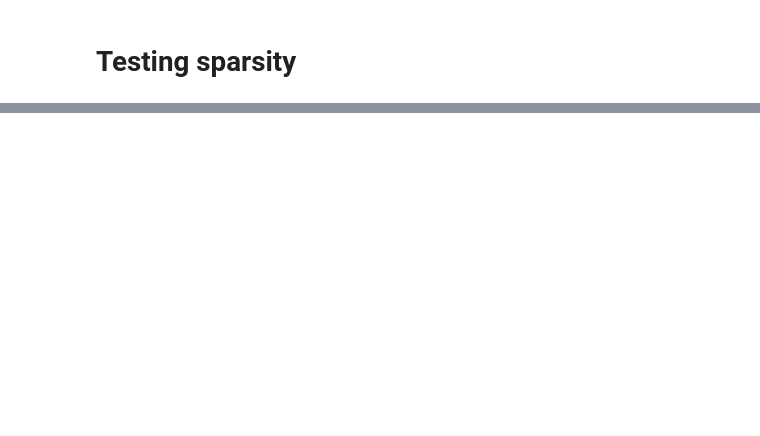
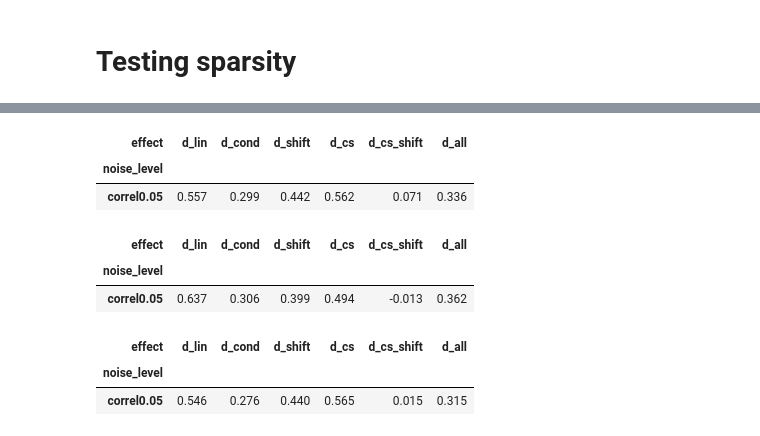
Before and after one commit to cyrilgarcia009/TSNN, a Jupyter notebook: notebooks/figures_for_paper1.ipynb, the cells around one changed output, grey strips where cells are left out. Cells and saved outputs as stored; diff of their text form; code cells hidden in the pictures; blank space fills up the shorter version.

```diff
--- a/notebooks/figures_for_paper1.ipynb
+++ b/notebooks/figures_for_paper1.ipynb
@@ -862,0 +967,2 @@ all_effects_test_50.to_csv('all_effects_test_50.csv', index=True)
+# %%
+table_train_with_sparsity, table_test_with_sparsity = test_sparsity_all_correl_effets(sparsity=True)
@@ -862,0 +982,18 @@ all_effects_test_50.to_csv('all_effects_test_50.csv', index=True)
+# %%
+display(table_train_with_sparsity.style.background_gradient(cmap='coolwarm', vmin=-1, vmax=1).format(precision=3))
+# %% [output]
+| effect | d_lin | d_cond | d_shift | d_cs | d_cs_shift | d_all |
+| noise_level |  |  |  |  |  |  |
+| correl0.05 | 0.557 | 0.299 | 0.442 | 0.562 | 0.071 | 0.336 |
+# %%
+display(table_test_no_sparsity.style.background_gradient(cmap='coolwarm', vmin=-1, vmax=1).format(precision=3))
+# %% [output]
+| effect | d_lin | d_cond | d_shift | d_cs | d_cs_shift | d_all |
+| noise_level |  |  |  |  |  |  |
+| correl0.05 | 0.637 | 0.306 | 0.399 | 0.494 | -0.013 | 0.362 |
+# %%
+display(table_test_with_sparsity.style.background_gradient(cmap='coolwarm', vmin=-1, vmax=1).format(precision=3))
+# %% [output]
+| effect | d_lin | d_cond | d_shift | d_cs | d_cs_shift | d_all |
+| noise_level |  |  |  |  |  |  |
+| correl0.05 | 0.546 | 0.276 | 0.440 | 0.565 | 0.015 | 0.315 |
```
Also changed, not shown: parts of 20 cells of this notebook.
